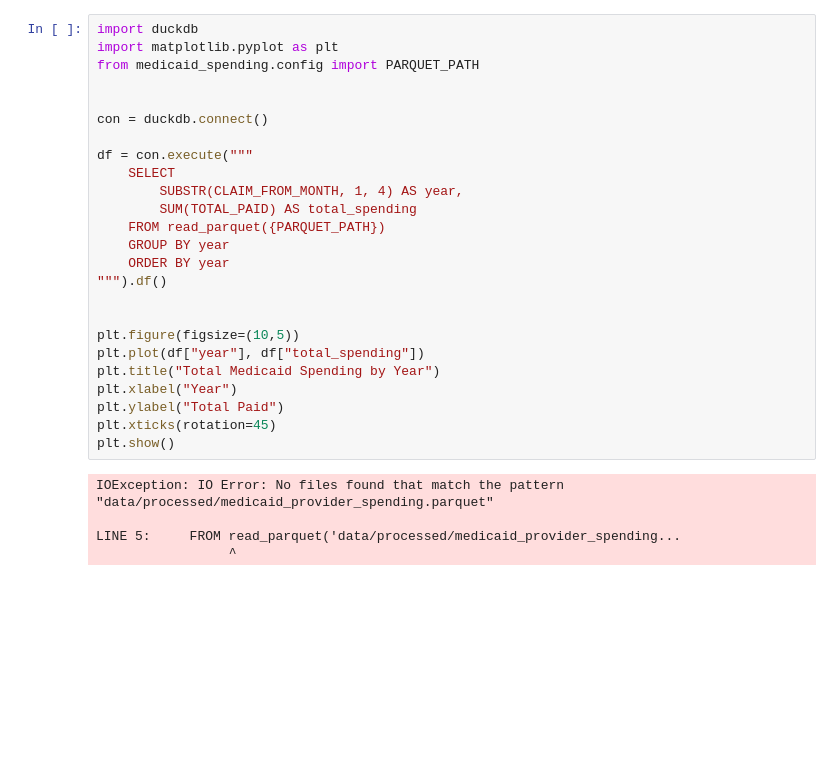
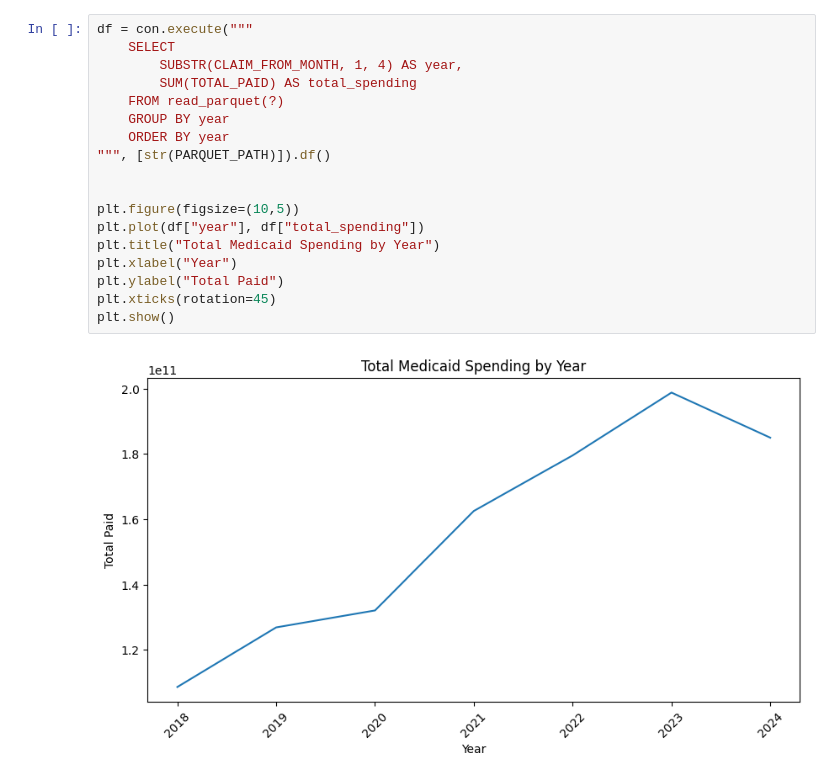
Before and after one commit to rppatel79/medicaid-spending, a Jupyter notebook: notebooks/analysis.ipynb, the cells around one changed output. Drawn from its saved outputs; the diff is of its cells as text; blank space fills up the shorter version.

```diff
--- a/notebooks/analysis.ipynb
+++ b/notebooks/analysis.ipynb
@@ -1,33 +8,23 @@
 # %%
-import duckdb
-import matplotlib.pyplot as plt
-from medicaid_spending.config import PARQUET_PATH
-
-
-con = duckdb.connect()
-
 df = con.execute("""
     SELECT
         SUBSTR(CLAIM_FROM_MONTH, 1, 4) AS year,
         SUM(TOTAL_PAID) AS total_spending
-    FROM read_parquet({PARQUET_PATH})
+    FROM read_parquet(?)
     GROUP BY year
     ORDER BY year
-""").df()
+""", [str(PARQUET_PATH)]).df()
 
 
 plt.figure(figsize=(10,5))
 plt.plot(df["year"], df["total_spending"])
 plt.title("Total Medicaid Spending by Year")
 plt.xlabel("Year")
 plt.ylabel("Total Paid")
 plt.xticks(rotation=45)
 plt.show()
 # %% [output]
-IOException: IO Error: No files found that match the pattern "data/processed/medicaid_provider_spending.parquet"
-
-LINE 5:     FROM read_parquet('data/processed/medicaid_provider_spending...
-                 ^
+[figure, added]
 # %%
 top_hcpcs = con.execute("""
     SELECT
```
Also changed, not shown: parts of 4 cells of this notebook, 3 other files.
